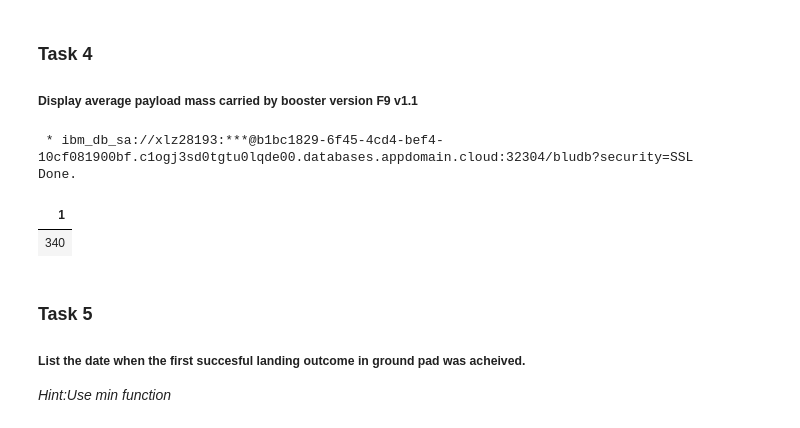
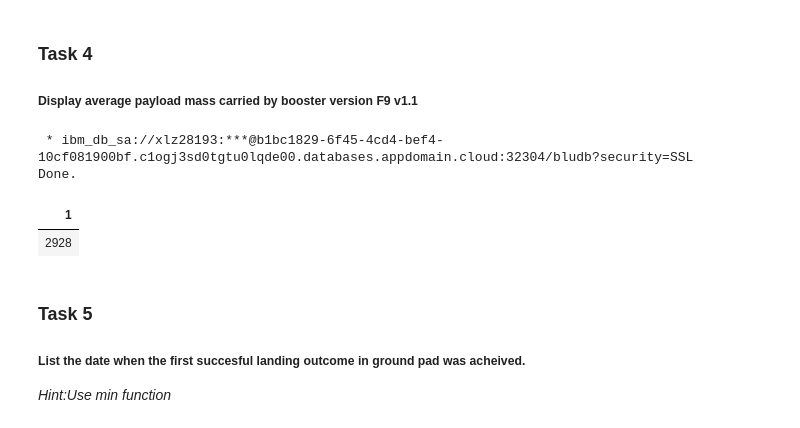
Before and after one commit to ParkwayProduction/Data_Science, a Jupyter notebook: Applied Data Science Capstone/jupyter_labs_eda_sql_coursera_sqllite (1).ipynb, the cells around one changed output. Saved outputs shown, nothing was run; the diff lists cells and outputs as text; code cells hidden in the pictures.

```diff
--- a/Applied Data Science Capstone/jupyter_labs_eda_sql_coursera_sqllite (1).ipynb
+++ b/Applied Data Science Capstone/jupyter_labs_eda_sql_coursera_sqllite (1).ipynb
@@ -206,13 +192,13 @@ Done.
 # %%
 %%sql
 SELECT AVG(PAYLOAD_MASS__KG_)
 FROM SPACEXTBL
-WHERE Booster_Version LIKE 'F9 v1.0%';
+WHERE Booster_Version LIKE 'F9 v1.1';
 # %% [output]
  * ibm_db_sa://xlz28193:***@b1bc1829-6f45-4cd4-bef4-10cf081900bf.c1ogj3sd0tgtu0lqde00.databases.appdomain.cloud:32304/bludb?security=SSL
 Done.
 | 1 |
-| 340 |
+| 2928 |
 # %% [markdown]
 ### Task 5
 
```
Also changed, not shown: parts of 2 cells of this notebook.
